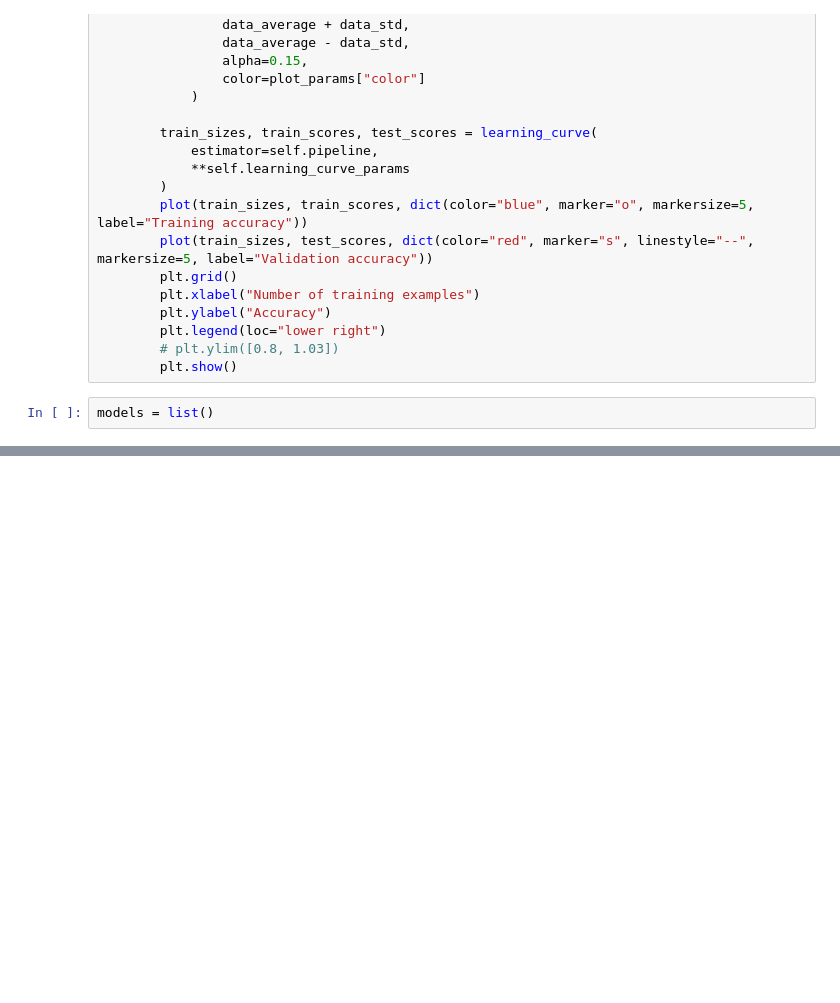
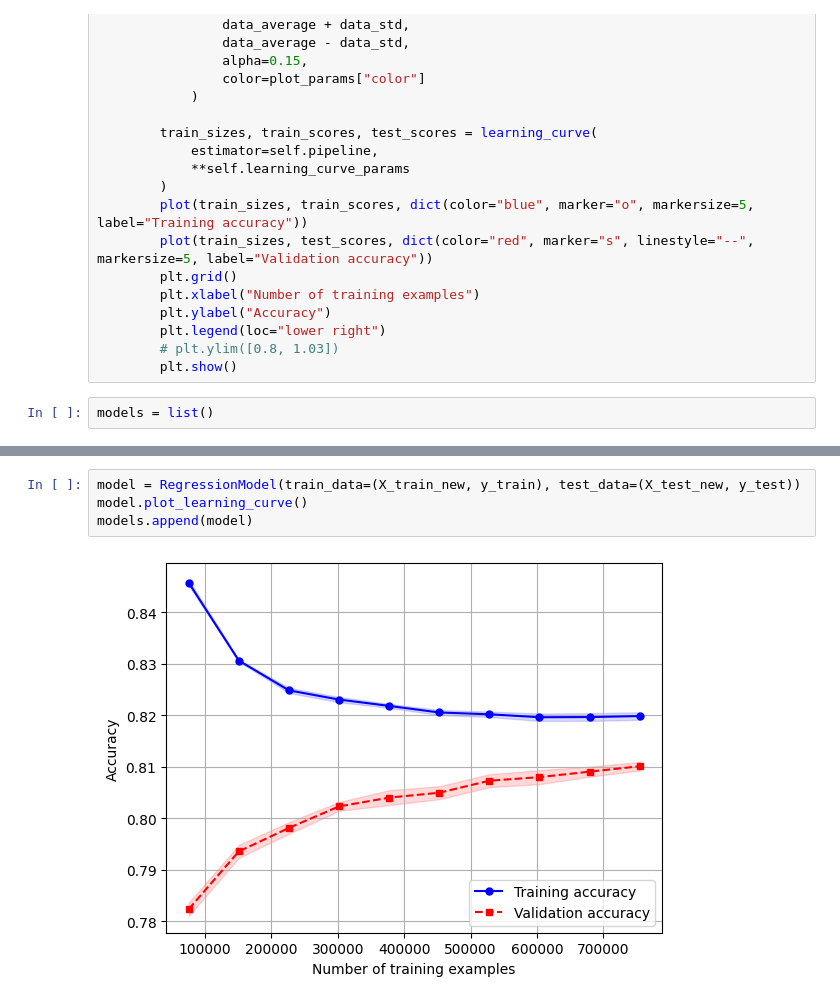
Before and after one commit to nsp8/Machine-Learning-Resources, a Jupyter notebook: regression_flood_prediction.ipynb, the cells around one changed output, grey strips where cells are left out. Saved outputs shown, nothing was run; the diff lists cells and outputs as text; blank space fills up the shorter version.

Commit message:
more training

```diff
--- a/regression_flood_prediction.ipynb
+++ b/regression_flood_prediction.ipynb
@@ -512,0 +513,6 @@ models.append(model)
+# %%
+model = RegressionModel(train_data=(X_train_new, y_train), test_data=(X_test_new, y_test))
+model.plot_learning_curve()
+models.append(model)
+# %% [output]
+[figure, added]
```
Also changed, not shown: parts of 9 cells of this notebook.
